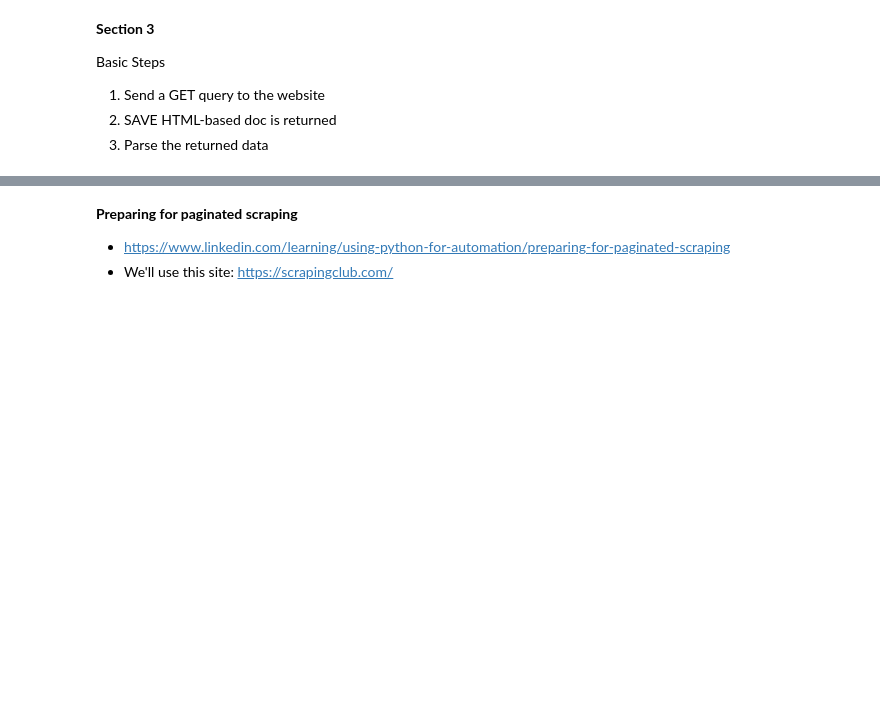
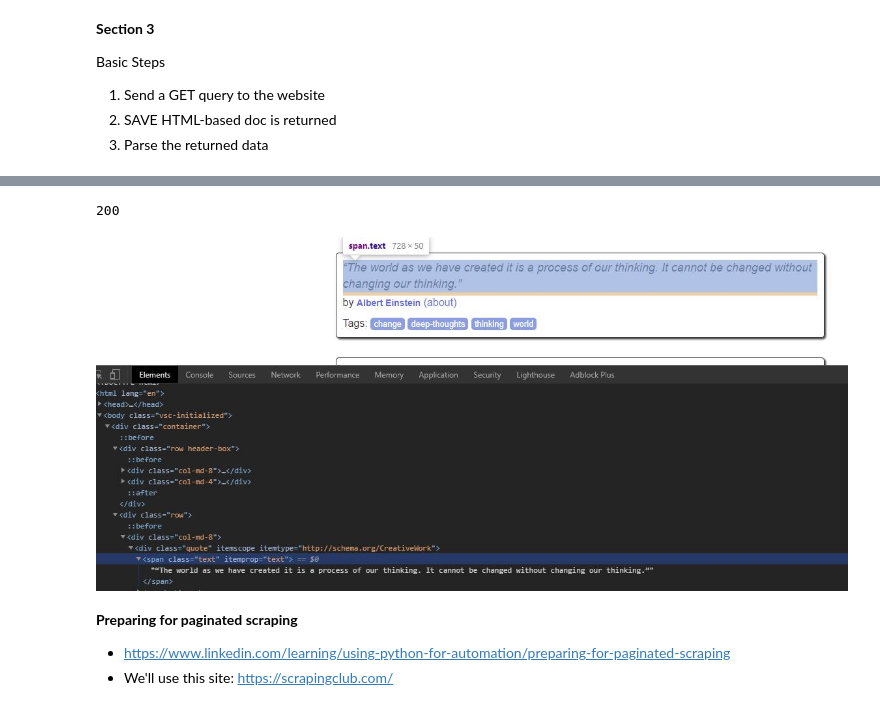
Before and after one commit to jpkeeton/2020Drills, a Jupyter notebook: LyndaPythonForAutomation_WebScraping.ipynb, the cells around one changed output, grey strips where cells are left out. Cells and saved outputs as stored; diff of their text form; code cells hidden in the pictures; blank space fills up the shorter version.

```diff
--- a/LyndaPythonForAutomation_WebScraping.ipynb
+++ b/LyndaPythonForAutomation_WebScraping.ipynb
@@ -232,11 +418,20 @@ for i in range(0, len(quotes)):
 # help(range)
 # %%
 # Confirm 200 Response
-response
+# response
 # or print(response)
+
+# or even better, get the code
+# check for a 200
+  ##print(VaribleHere.status_code)
+print(r.status_code)
+# %% [output]
+200
 # %%
-# from IPython.display import Image
-# Image('C:/Users/jpkee/Desktop/PythonProjects/Pictures/BeautifulSoupClass.JPG')
+from IPython.display import Image
+Image('C:/Users/jpkee/Desktop/PythonProjects/Pictures/BeautifulSoupClass.JPG')
+# %% [output]
+[figure, added]
 # %% [markdown]
 **Preparing for paginated scraping**
 
```
Also changed, not shown: parts of 26 cells of this notebook.
